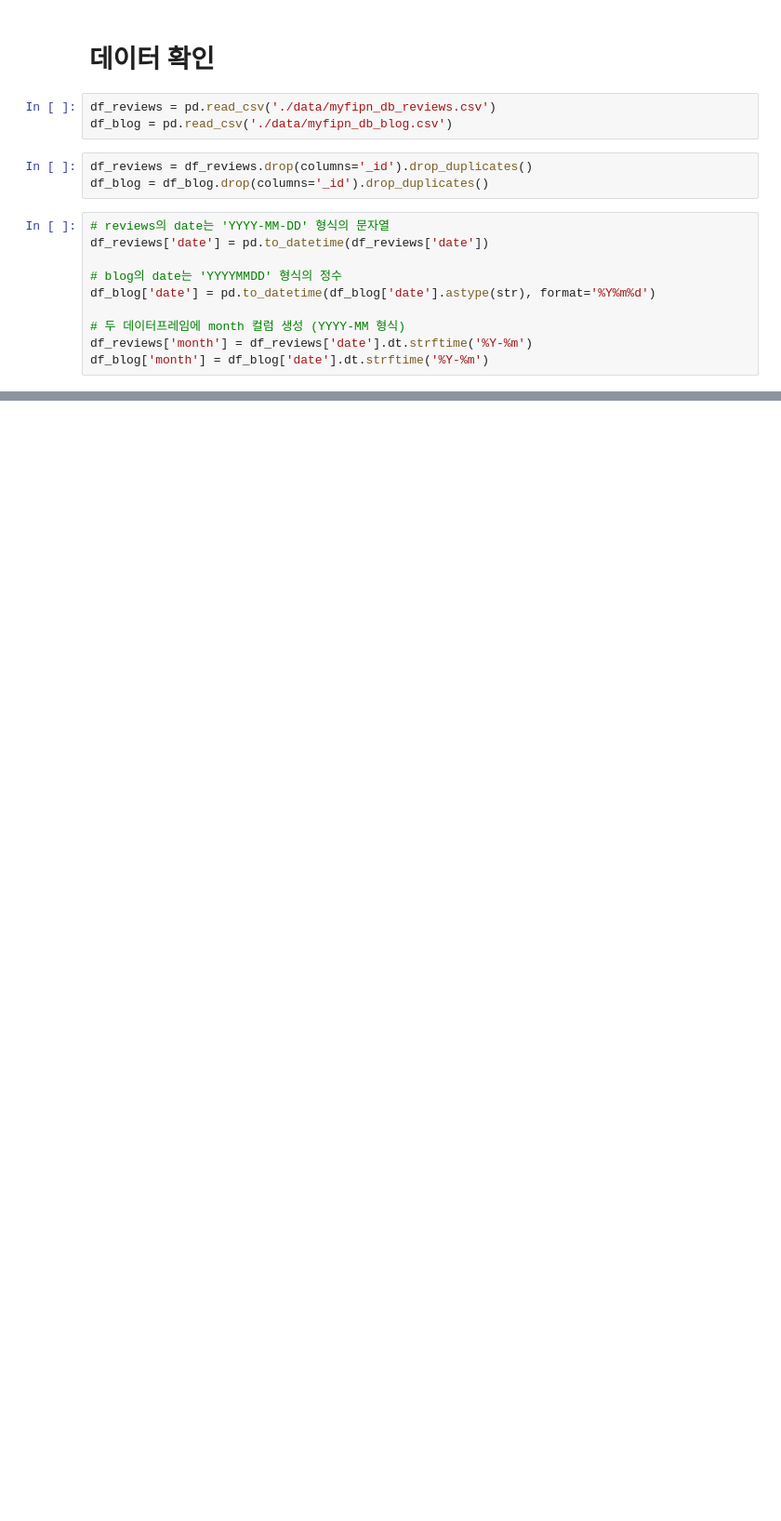
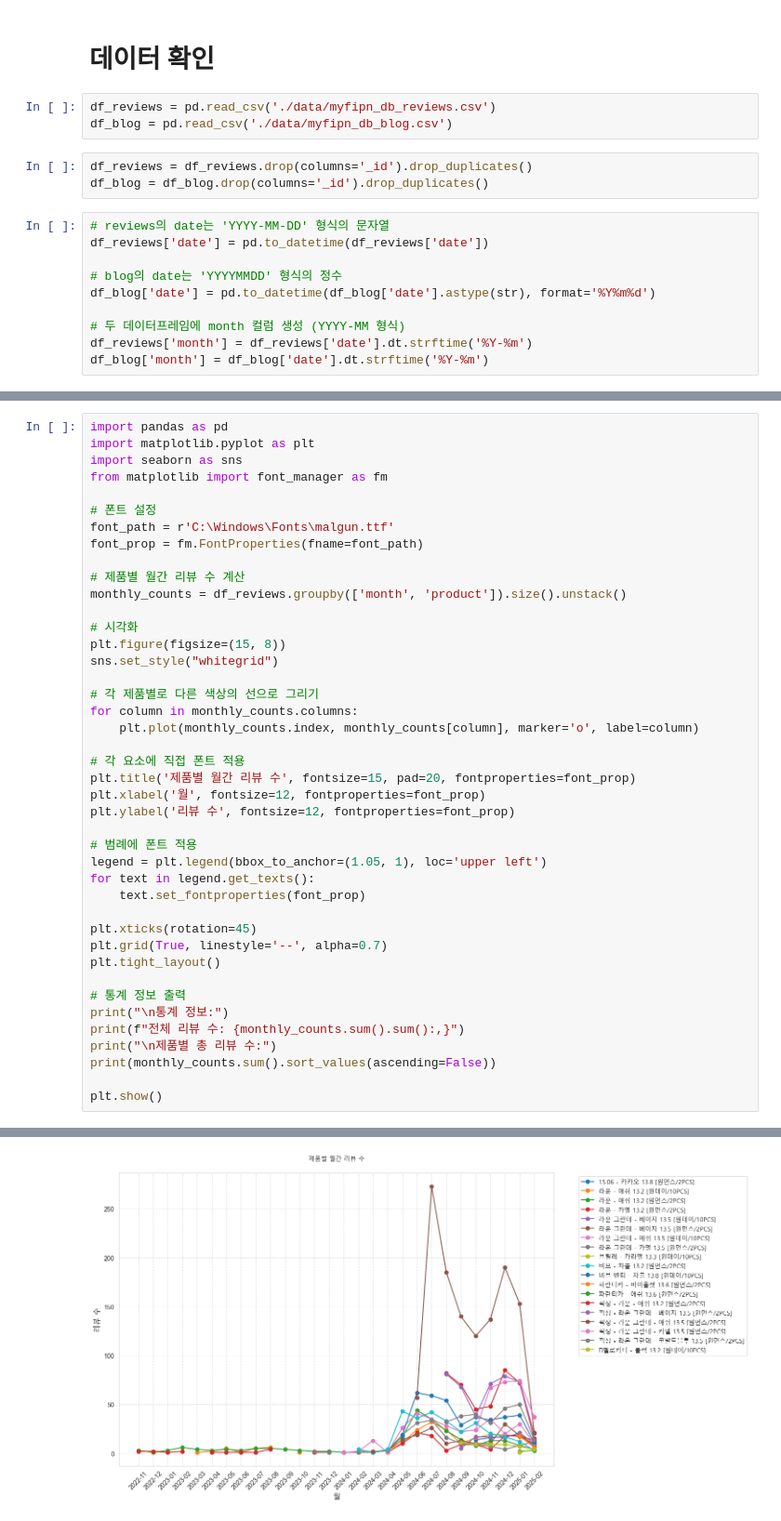
Before and after one commit to entangelk/myfipn, a Jupyter notebook: docs/main.ipynb, the cells around one changed output, grey strips where cells are left out. Shown: that part at 93% size. Saved outputs shown, nothing was run; the diff lists cells and outputs as text; blank space fills up the shorter version.

```diff
--- a/docs/main.ipynb
+++ b/docs/main.ipynb
@@ -66,0 +70,43 @@ df_reviews
+# %%
+import pandas as pd
+import matplotlib.pyplot as plt
+import seaborn as sns
+from matplotlib import font_manager as fm
+
+# 폰트 설정
+font_path = r'C:\Windows\Fonts\malgun.ttf'
+font_prop = fm.FontProperties(fname=font_path)
+
+# 제품별 월간 리뷰 수 계산
+monthly_counts = df_reviews.groupby(['month', 'product']).size().unstack()
+
+# 시각화
+plt.figure(figsize=(15, 8))
+sns.set_style("whitegrid")
+
+# 각 제품별로 다른 색상의 선으로 그리기
+for column in monthly_counts.columns:
+    plt.plot(monthly_counts.index, monthly_counts[column], marker='o', label=column)
+
+# 각 요소에 직접 폰트 적용
+plt.title('제품별 월간 리뷰 수', fontsize=15, pad=20, fontproperties=font_prop)
+plt.xlabel('월', fontsize=12, fontproperties=font_prop)
+plt.ylabel('리뷰 수', fontsize=12, fontproperties=font_prop)
+
+# 범례에 폰트 적용
+legend = plt.legend(bbox_to_anchor=(1.05, 1), loc='upper left')
+for text in legend.get_texts():
+    text.set_fontproperties(font_prop)
+
+plt.xticks(rotation=45)
+plt.grid(True, linestyle='--', alpha=0.7)
+plt.tight_layout()
+
+# 통계 정보 출력
+print("\n통계 정보:")
+print(f"전체 리뷰 수: {monthly_counts.sum().sum():,}")
+print("\n제품별 총 리뷰 수:")
+print(monthly_counts.sum().sort_values(ascending=False))
+
+plt.show()
+# %% [output]
@@ -66,0 +130 @@ df_reviews
+[figure, added]
```
Also changed, not shown: parts of 5 cells of this notebook.
